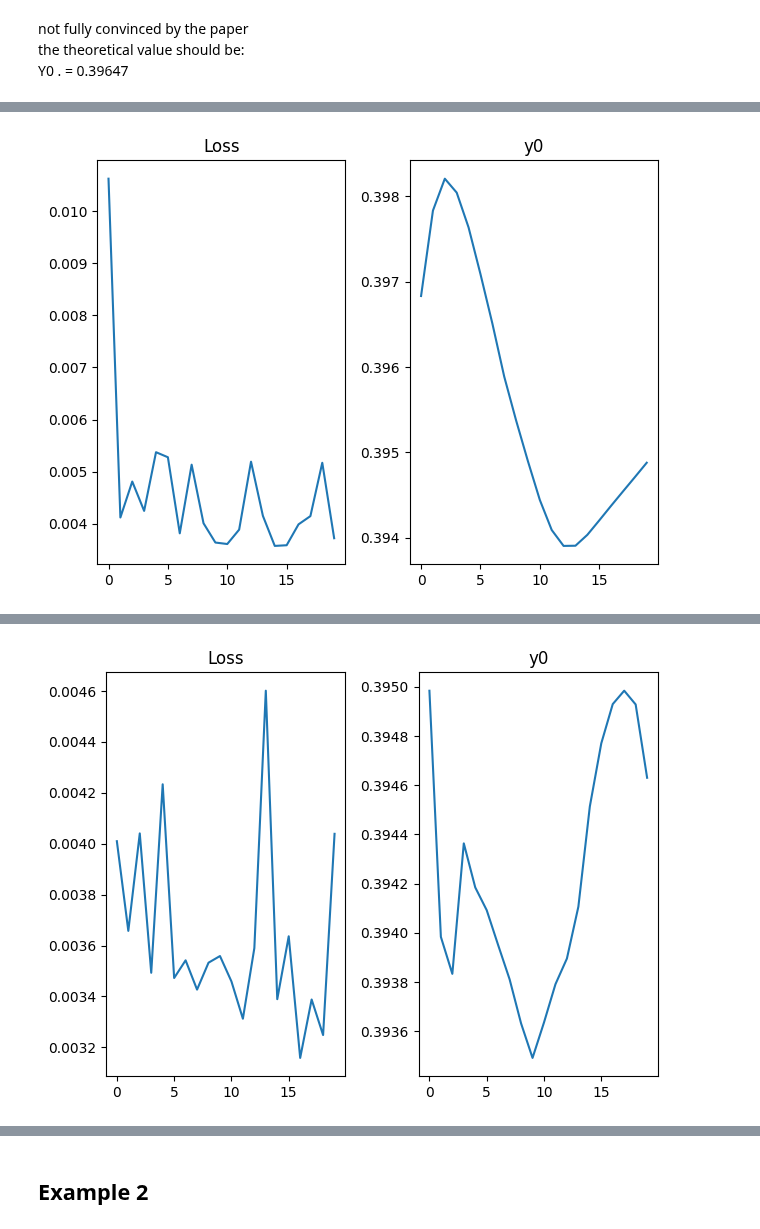
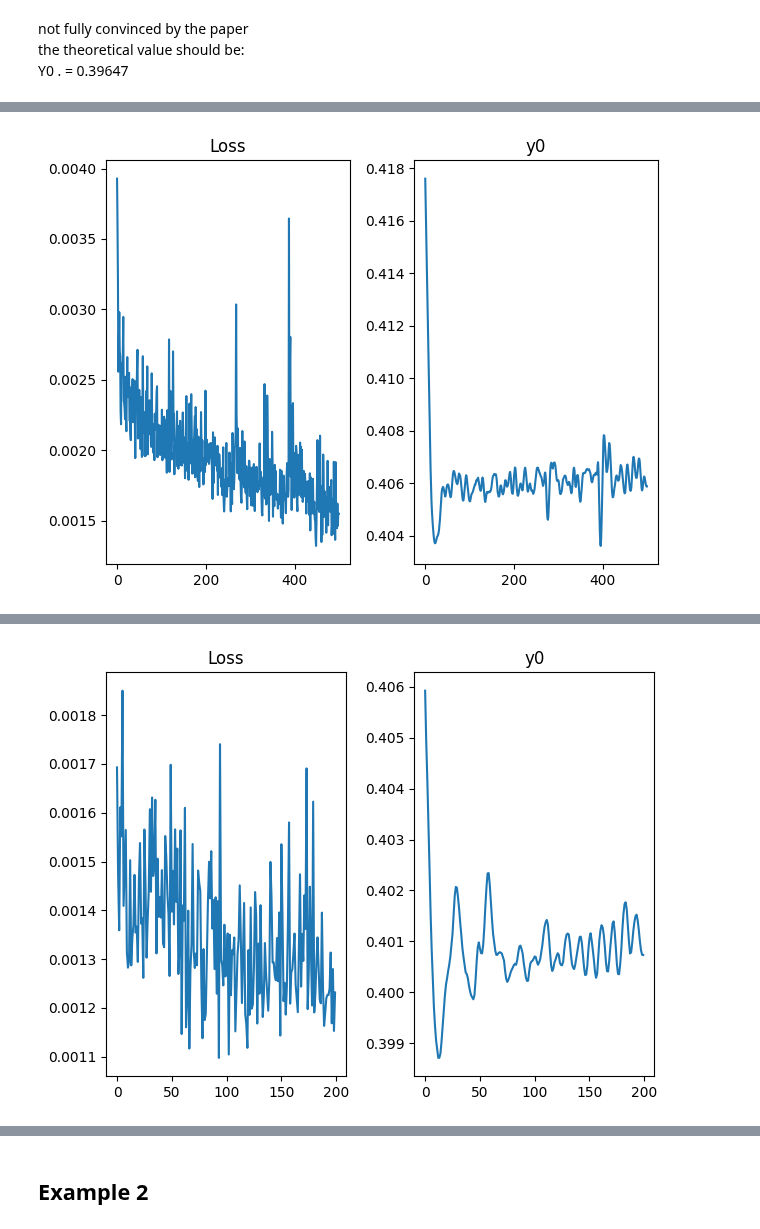
Before and after one commit to ISIPINK/Assignment_Financial_Mathematics_2024, a Jupyter notebook: deep BSDE tests/torch_git.ipynb, the cells around one changed output, grey strips where cells are left out. Saved outputs shown, nothing was run; the diff lists cells and outputs as text; code cells hidden in the pictures.

```diff
--- a/deep BSDE tests/torch_git.ipynb
+++ b/deep BSDE tests/torch_git.ipynb
@@ -98,7 +98,7 @@ mu = 0.07
 sig = 0.3
 r = 0.02
 K = 110
-dim_x, dim_y, dim_d, dim_h, N, itr, batch_size = 1, 1, 1, 11, 10, 1000, 1000
+dim_x, dim_y, dim_d, dim_h, N, itr, batch_size = 1, 1, 1, 7, 10, 1000, 1000
 guess_y_0 = [15,17]
 
 x_0, T = 100*torch.ones(dim_x), 1
@@ -130,8 +130,8 @@ bsde_solver = BSDEsolver(equation, dim_h)
 import matplotlib.pyplot as plt
 
 torch.manual_seed(46)
-NN = [2, 5, 10,20,40]
-itrs = [1000,1000,500,200,100]
+NN = [1,2, 5, 10,20,40]
+itrs = [1000,1000,500,500,200,200]
 for N,itr in zip(NN,itrs):
     loss, y0=bsde_solver.train(batch_size, N,itr, log=True)
     fig, axs = plt.subplots(1,2)
@@ -386,8 +407,8 @@ equation = fbsde(x_0, b, sigma, f, g, T,dim_x, dim_y, dim_d)
 
 bsde_solver = BSDEsolver(equation, dim_h)
 torch.manual_seed(46)
-NN = [2, 5, 20,40,100]
-itrs = [100,100,100,20,20]
+NN = [1,2, 5, 10,20,40]
+itrs = [1000,1000,500,500,200,200]
 for N,itr in zip(NN,itrs):
     loss, y0=bsde_solver.train(batch_size, N,itr, log=True)
     fig, axs = plt.subplots(1,2)
@@ -486 +507 @@ loss:    0.00 y0:    0.39 done: 95.00% Iteration: 19
-[figure, old version]
+[figure, new version]
@@ -507 +528 @@ loss:    0.00 y0:    0.39 done: 95.00% Iteration: 19
-[figure, old version]
+[figure, new version]
```
Also changed, not shown: parts of 4 cells of this notebook, 4 other files.
